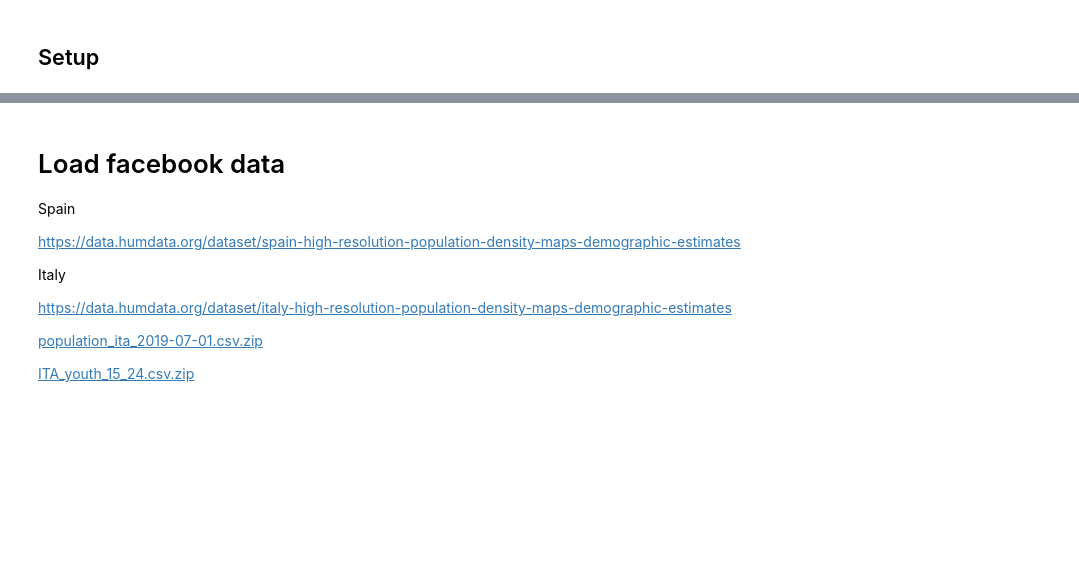
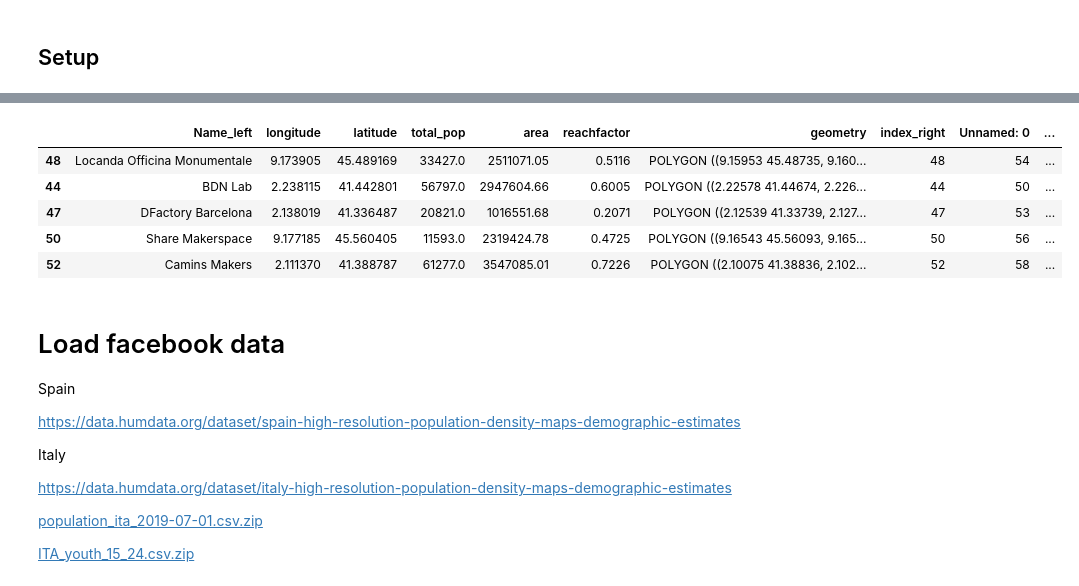
Before and after one commit to openp2pdesign/labs_access_analysis, a Jupyter notebook: 04_Enrichdata_facebook.ipynb, the cells around one changed output, grey strips where cells are left out. Drawn from its saved outputs; the diff is of its cells as text; code cells hidden in the pictures; blank space fills up the shorter version.

```diff
--- a/04_Enrichdata_facebook.ipynb
+++ b/04_Enrichdata_facebook.ipynb
@@ -75,12 +121,23 @@ columns = {
     'CAP': 'zipcode',
     'Source': 'source',
     'URL': 'url',
-    'Notes': 'notes'
+    'Notes': 'notes',
+    'geomtry_y': 'geomtry'
 }
+labs.rename(columns=columns, inplace=True)
 # %%
 labs.rename(columns=columns, inplace=True)
 # %%
 labs.to_file("data/labs_isochrones.geojson",driver='GeoJSON')
+# %%
+labs.tail()
+# %% [output]
+|  | Name_left | longitude | latitude | total_pop | area | reachfactor | geometry | index_right | Unnamed: 0 | ... |
+| 48 | Locanda Officina Monumentale | 9.173905 | 45.489169 | 33427.0 | 2511071.05 | 0.5116 | POLYGON ((9.15953 45.48735, 9.160... | 48 | 54 | ... |
+| 44 | BDN Lab | 2.238115 | 41.442801 | 56797.0 | 2947604.66 | 0.6005 | POLYGON ((2.22578 41.44674, 2.226... | 44 | 50 | ... |
+| 47 | DFactory Barcelona | 2.138019 | 41.336487 | 20821.0 | 1016551.68 | 0.2071 | POLYGON ((2.12539 41.33739, 2.127... | 47 | 53 | ... |
+| 50 | Share Makerspace | 9.177185 | 45.560405 | 11593.0 | 2319424.78 | 0.4725 | POLYGON ((9.16543 45.56093, 9.165... | 50 | 56 | ... |
+| 52 | Camins Makers | 2.111370 | 41.388787 | 61277.0 | 3547085.01 | 0.7226 | POLYGON ((2.10075 41.38836, 2.102... | 52 | 58 | ... |
 # %% [markdown]
 # Load facebook data
 
```
Also changed, not shown: parts of 29 cells of this notebook, 3 other files.
